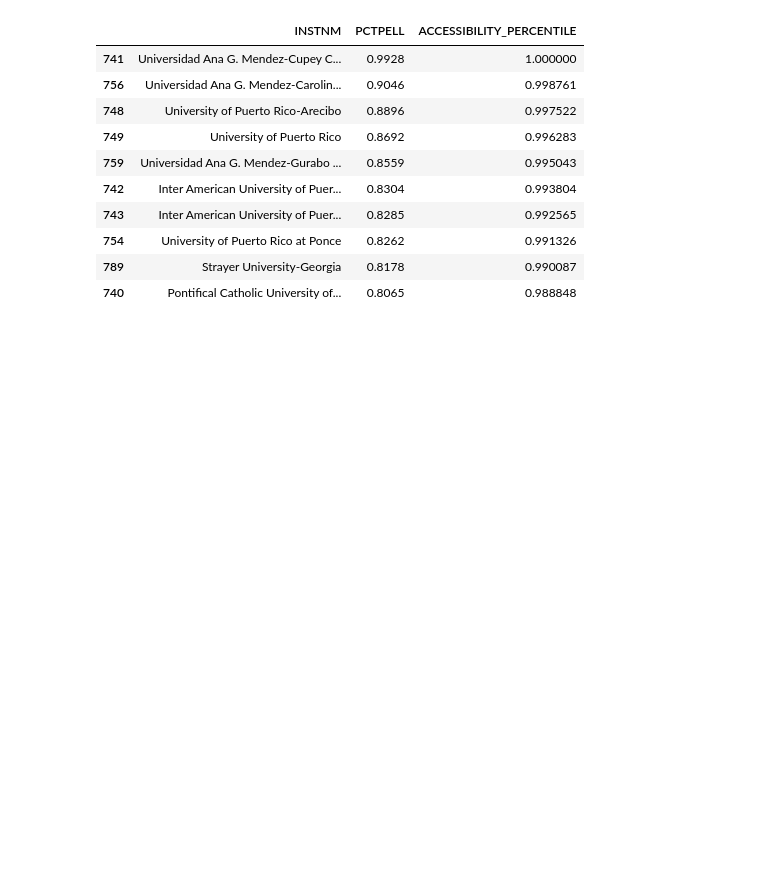
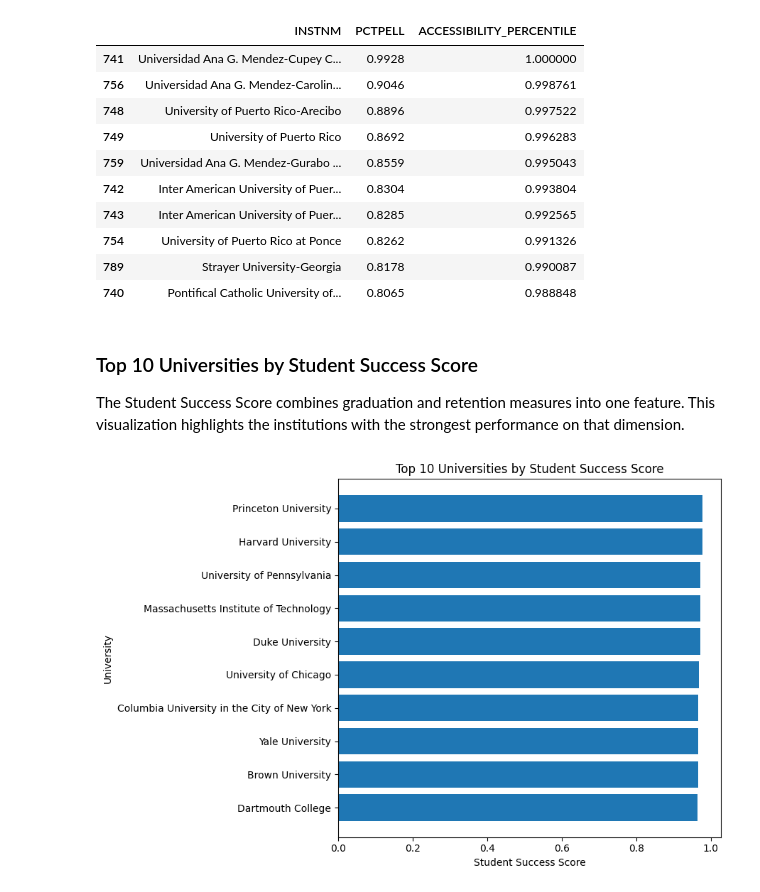
Before and after one commit to DanielYaari28/AIPI510P1, a Jupyter notebook: notebooks/02_feature_engineering.ipynb, the cells around one changed output. Drawn from its saved outputs; the diff is of its cells as text; code cells hidden in the pictures; blank space fills up the shorter version.

Commit message:
Add EDA visualizations for student success and outcomes

```diff
--- a/notebooks/02_feature_engineering.ipynb
+++ b/notebooks/02_feature_engineering.ipynb
@@ -278,3 +278,31 @@ accessibility
 | 754 | University of Puerto Rico at Ponce | 0.8262 | 0.991326 |
 | 789 | Strayer University-Georgia | 0.8178 | 0.990087 |
 | 740 | Pontifical Catholic University of... | 0.8065 | 0.988848 |
+# %% [markdown]
+### Top 10 Universities by Student Success Score
+
+The Student Success Score combines graduation and retention measures into one feature. This visualization highlights the institutions with the strongest performance on that dimension.
+# %%
+top_success = (
+    df[['INSTNM', 'STUDENT_SUCCESS']]
+    .dropna()
+    .sort_values('STUDENT_SUCCESS', ascending=False)
+    .head(10)
+    .sort_values('STUDENT_SUCCESS')
+)
+
+plt.figure(figsize=(9, 6))
+
+plt.barh(
+    top_success['INSTNM'],
+    top_success['STUDENT_SUCCESS']
+)
+
+plt.xlabel('Student Success Score')
+plt.ylabel('University')
+plt.title('Top 10 Universities by Student Success Score')
+
+plt.tight_layout()
+plt.show()
+# %% [output]
+[figure, added]
```
Also changed, not shown: parts of 5 cells of this notebook.
